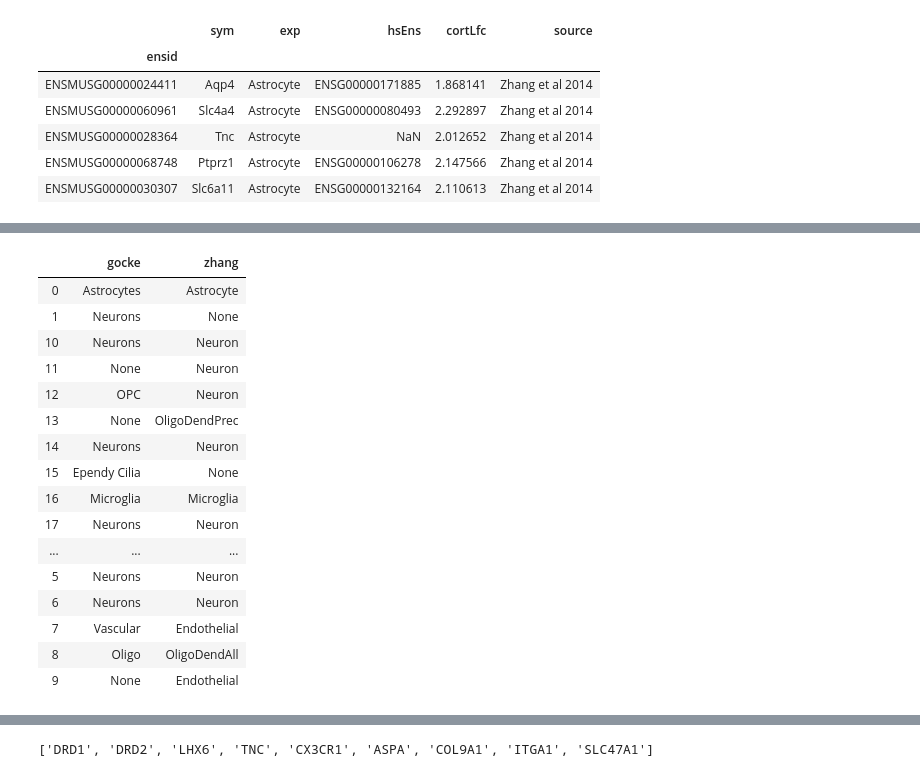
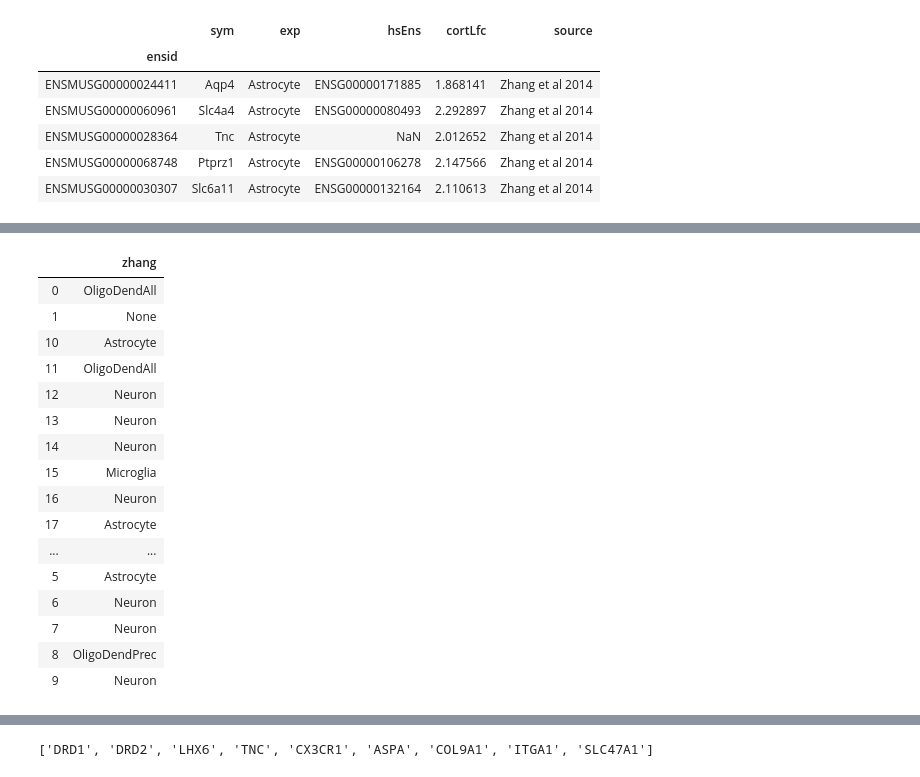
Before and after one commit to pfenninglab/nhp_snrna_striatum_analysis, a Jupyter notebook: analysis/full_nuclei_analysis.ipynb, the cells around one changed output, grey strips where cells are left out. Drawn from its saved outputs; the diff is of its cells as text; code cells hidden in the pictures.

```diff
--- a/analysis/full_nuclei_analysis.ipynb
+++ b/analysis/full_nuclei_analysis.ipynb
@@ -12,9 +12,9 @@ from pylab import rcParams
 rcParams['figure.figsize'] = 15,10
 # %%
 #read in normalized gene expression matrix
-straitum_norm_qc_nuclei = feather.read_dataframe("../data/processed/norm_qc_nuclei.feather")
+straitum_norm_qc_nuclei = feather.read_dataframe("norm_singlets_all_cells.feather")
 # %%
 #read in annoation file
-straitum_norm_qc_annotation = pd.read_csv("../data/processed/norm_qc_nuclei_annotation.csv",index_col=0)
+straitum_norm_qc_annotation = pd.read_csv("norm_singlets_all_cells_annotation.csv",index_col=0)
 # %%
 straitum_norm_qc_annotation.head()
@@ -114,7 +124,7 @@ CLUSTER: 13
 |  | p_value | label | query_match |
 ... (27 outputs left out)
 # %%
-zhang_et_al_markers = pd.read_csv("../data/raw/zhang_et_al_markers.csv",index_col=0)
+zhang_et_al_markers = pd.read_csv("/pylon5/mc5plqp/mkleyman/zhang_et_al_markers.csv",index_col=0)
 # %%
 zhang_et_al_markers.head()
 # %% [output]
@@ -167,21 +180,22 @@ CLUSTER: 13
 # %%
-pd.DataFrame({"gocke":pd.Series(gocke_assignments),"zhang":pd.Series(zhang_assignments)})
+# pd.DataFrame({"gocke":pd.Series(gocke_assignments),"zhang":pd.Series(zhang_assignments)})
+pd.DataFrame({"zhang":pd.Series(zhang_assignments)})
 # %% [output]
-|  | gocke | zhang |
-| 0 | Astrocytes | Astrocyte |
-| 1 | Neurons | None |
-| 10 | Neurons | Neuron |
-| 11 | None | Neuron |
-| 12 | OPC | Neuron |
-| 13 | None | OligoDendPrec |
-| 14 | Neurons | Neuron |
-| 15 | Ependy Cilia | None |
-| 16 | Microglia | Microglia |
-| 17 | Neurons | Neuron |
-| ... | ... | ... |
-| 5 | Neurons | Neuron |
-| 6 | Neurons | Neuron |
-| 7 | Vascular | Endothelial |
-| 8 | Oligo | OligoDendAll |
-| 9 | None | Endothelial |
+|  | zhang |
+| 0 | OligoDendAll |
+| 1 | None |
+| 10 | Astrocyte |
+| 11 | OligoDendAll |
+| 12 | Neuron |
+| 13 | Neuron |
+| 14 | Neuron |
+| 15 | Microglia |
+| 16 | Neuron |
+| 17 | Astrocyte |
+| ... | ... |
+| 5 | Astrocyte |
+| 6 | Neuron |
+| 7 | Neuron |
+| 8 | OligoDendPrec |
+| 9 | Neuron |
 # %%
```
Also changed, not shown: parts of 14 cells of this notebook.
